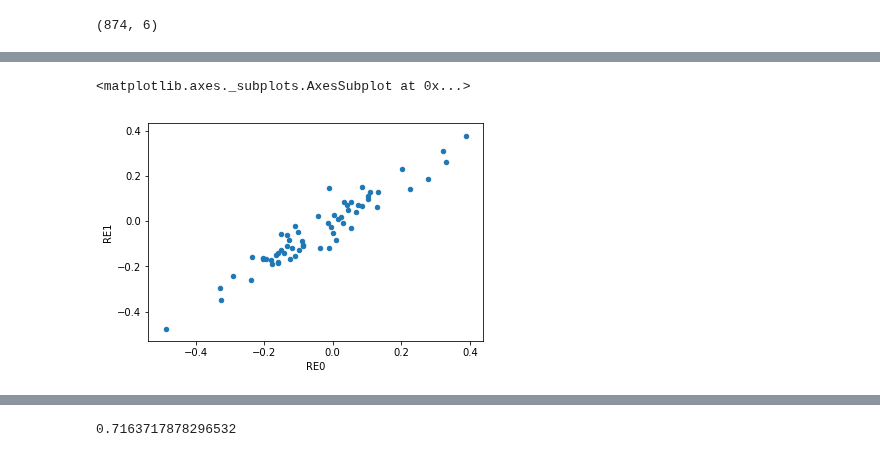
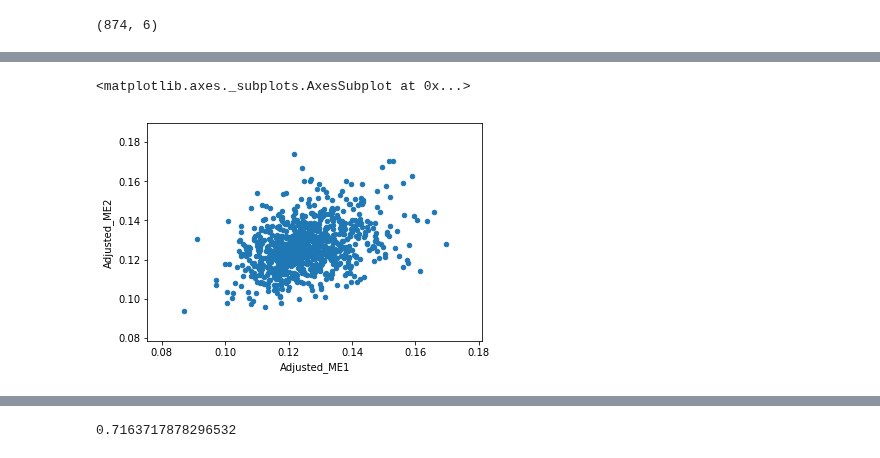
Before and after one commit to wenshuoliu/DLproj, a Jupyter notebook: NRD/Standardized_readmission_rate.ipynb, the cells around one changed output, grey strips where cells are left out. Saved outputs shown, nothing was run; the diff lists cells and outputs as text; code cells hidden in the pictures.

Commit message:
NRD: tried two different way of getting inference for DL model.

```diff
--- a/NRD/Standardized_readmission_rate.ipynb
+++ b/NRD/Standardized_readmission_rate.ipynb
@@ -715,8 +717,7 @@ random_effects.sort_values('random_effects').tail(30)
 # %%
 RE_compare = pd.DataFrame()
-for tst_fold in range(10):
-    random_effects = pd.read_csv(path+'cohorts30/{}/random_effects{}.csv'.format(cohort, tst_fold))
-    random_effects.columns = ['HOSP_NRD', 'random_effects', 'postVar']
+for train_idx in [1,2]:
+    random_effects = pd.read_csv(path+'cohorts30/{}/inference/adjusted_ME{}{}.csv'.format(cohort, split_seed, train_idx))
 
     random_effects = random_effects.assign(upper = random_effects.random_effects + 1.96*random_effects.postVar.apply(np.sqrt))
     random_effects = random_effects.assign(lower = random_effects.random_effects - 1.96*random_effects.postVar.apply(np.sqrt))
@@ -725,35 +726,18 @@ for tst_fold in range(10):
     random_effects.loc[random_effects.upper < 0, 'outlier'] = 'good'
     random_effects.loc[random_effects.lower > 0, 'outlier'] = 'bad'
 
-    outlier = random_effects[['HOSP_NRD', 'outlier']]
-    outlier.columns = ['HOSP_NRD', 'outlier'+str(tst_fold)]
+    random_effects = random_effects.sort_values('random_effects')
+    random_effects = random_effects.assign(rank=range(len(random_effects)))
+
+    to_merge = random_effects[['HOSP_NRD', 'outlier', 'random_effects', 'Adjusted_ME', 'rank']]
+    to_merge.columns = ['HOSP_NRD', 'outlier'+str(train_idx), 'RE'+str(train_idx), 'Adjusted_ME'+str(train_idx), 'rank'+str(train_idx)]
 
     try:
-        RE_compare = pd.merge(RE_compare, outlier, on='HOSP_NRD')
+        RE_compare = pd.merge(RE_compare, to_merge, on='HOSP_NRD')
     except KeyError:
-        RE_compare = outlier
+        RE_compare = to_merge
-# %%
-RE_compare = pd.DataFrame()
-for tst_fold in range(10):
-    random_effects = pd.read_csv(path+'cohorts30/{}/random_effects{}.csv'.format(cohort, tst_fold))
-    random_effects.columns = ['HOSP_NRD', 'random_effects', 'postVar']
-
-    random_effects = random_effects.assign(upper = random_effects.random_effects + 1.96*random_effects.postVar.apply(np.sqrt))
-    random_effects = random_effects.assign(lower = random_effects.random_effects - 1.96*random_effects.postVar.apply(np.sqrt))
-
-    random_effects = random_effects.assign(outlier = 'not_outlier')
-    random_effects.loc[random_effects.upper < 0, 'outlier'] = 'good'
-    random_effects.loc[random_effects.lower > 0, 'outlier'] = 'bad'
-
-    outlier = random_effects[['HOSP_NRD', 'outlier', 'random_effects']]
-    outlier.columns = ['HOSP_NRD', 'outlier'+str(tst_fold), 'RE'+str(tst_fold)]
-
-    try:
-        RE_compare = pd.merge(RE_compare, outlier, on='HOSP_NRD')
-    except KeyError:
-        RE_compare = outlier
-# %%
-RE_compare = pd.merge(RE_compare, adjusted_rate[['HOSP_NRD', 'N']], on='HOSP_NRD')
+# %%
+RE_compare = RE_compare.assign(N=RE_compare.HOSP_NRD.apply(lambda x:hosp_freq[x]))
 # %%
 RE_compare.head()
 # %% [output]
@@ -767,5 +750,5 @@ RE_compare.head()
 # %%
-RE_compare.loc[RE_compare.N>500].plot.scatter('RE0', 'RE1')
+RE_compare.loc[RE_compare.N>2].plot.scatter('Adjusted_ME1', 'Adjusted_ME2')
 # %% [output]
 <matplotlib.axes._subplots.AxesSubplot at 0x...>
-[figure, old version]
+[figure, new version]
```
Also changed, not shown: parts of 20 cells of this notebook, 23 other files.
